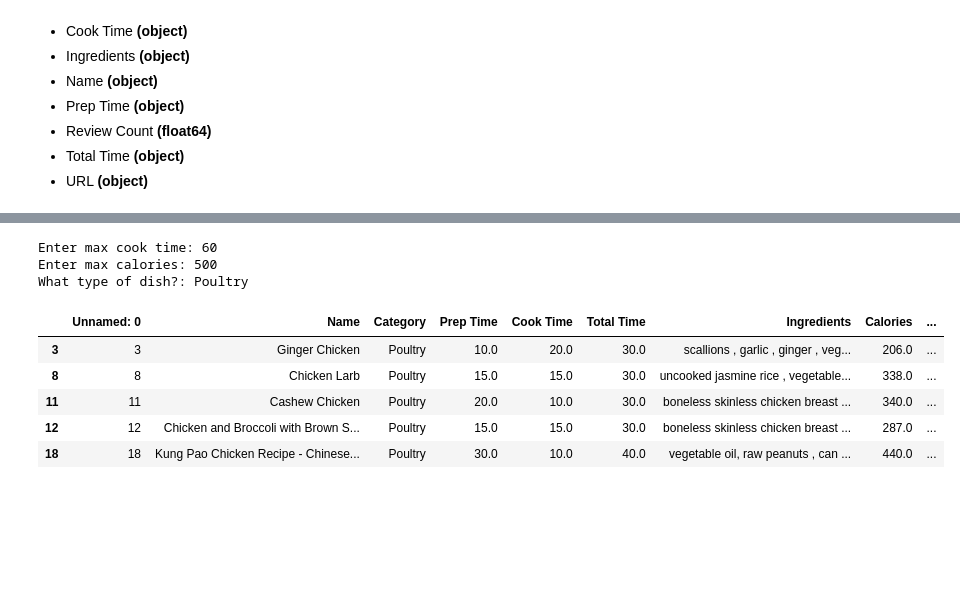
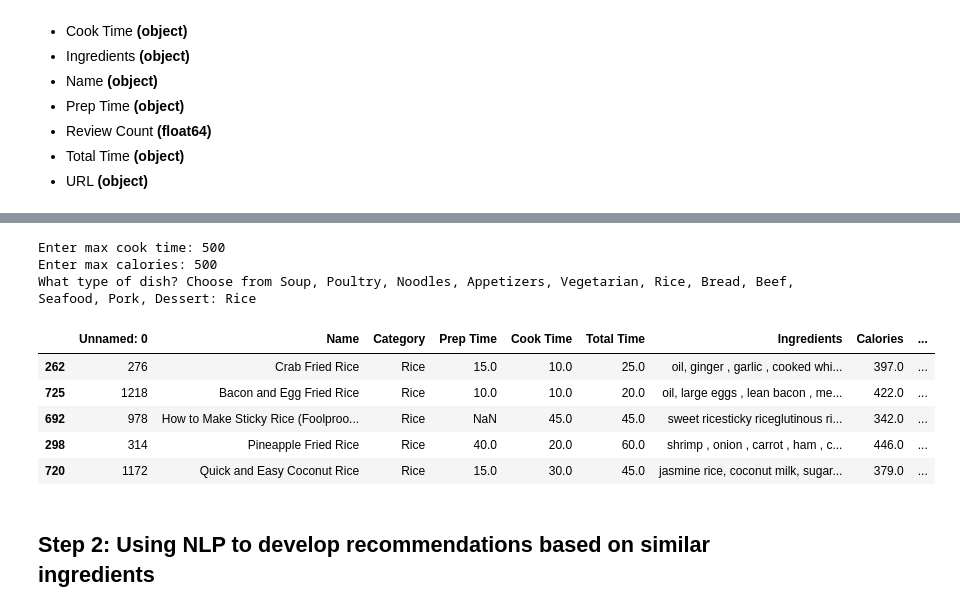
Before and after one commit to hurhurhurt/CS-Projects, a Jupyter notebook: Data Analysis/Recipe_Recommender_System.ipynb, the cells around one changed output, grey strips where cells are left out. Cells and saved outputs as stored; diff of their text form; code cells hidden in the pictures; blank space fills up the shorter version.

```diff
--- a/Data Analysis/Recipe_Recommender_System.ipynb
+++ b/Data Analysis/Recipe_Recommender_System.ipynb
@@ -39,16 +43,32 @@ display(df)
 # %%
 time = int(input("Enter max cook time: "))
 calories = int(input("Enter max calories: "))
-category = input("What type of dish?: ")
+category = input("What type of dish? Choose from Soup, Poultry, Noodles, Appetizers, Vegetarian, Rice, Bread, Beef, Seafood, Pork, Dessert: ")
 
-df[(df.Category == category) & (df.Calories <= calories) & (df["Total Time"] <= time)].nlargest(5, columns = 'Average Rating')
+def get_top_recipes(time, calories, category):
+    """
+    Gets top 5 recipes based on rating and review count from data that matches specified parameters.
+
+    :param time: Maximum time allotted for recipe (both preparation and cook time)
+    :param calories: Maximum calories desired for recipe
+    :param category: Type of cuisine
+    :returns: Dataframe containing all recipes that match the specified parameters
+
+    """
+
+    return df[(df.Category == category) & (df.Calories <= calories) & (df["Total Time"] <= time)] \
+           .nlargest(5, columns = ['Average Rating', 'Review Count'])
+
+get_top_recipes(time,calories,category)
 # %% [output]
-Enter max cook time: 60
+Enter max cook time: 500
 Enter max calories: 500
-What type of dish?: Poultry
+What type of dish? Choose from Soup, Poultry, Noodles, Appetizers, Vegetarian, Rice, Bread, Beef, Seafood, Pork, Dessert: Rice
 |  | Unnamed: 0 | Name | Category | Prep Time | Cook Time | Total Time | Ingredients | Calories | ... |
-| 3 | 3 | Ginger Chicken | Poultry | 10.0 | 20.0 | 30.0 | scallions , garlic , ginger , veg... | 206.0 | ... |
-| 8 | 8 | Chicken Larb | Poultry | 15.0 | 15.0 | 30.0 | uncooked jasmine rice , vegetable... | 338.0 | ... |
-| 11 | 11 | Cashew Chicken | Poultry | 20.0 | 10.0 | 30.0 | boneless skinless chicken breast ... | 340.0 | ... |
-| 12 | 12 | Chicken and Broccoli with Brown S... | Poultry | 15.0 | 15.0 | 30.0 | boneless skinless chicken breast ... | 287.0 | ... |
-| 18 | 18 | Kung Pao Chicken Recipe - Chinese... | Poultry | 30.0 | 10.0 | 40.0 | vegetable oil, raw peanuts , can ... | 440.0 | ... |
+| 262 | 276 | Crab Fried Rice | Rice | 15.0 | 10.0 | 25.0 | oil, ginger , garlic , cooked whi... | 397.0 | ... |
+| 725 | 1218 | Bacon and Egg Fried Rice | Rice | 10.0 | 10.0 | 20.0 | oil, large eggs , lean bacon , me... | 422.0 | ... |
+| 692 | 978 | How to Make Sticky Rice (Foolproo... | Rice | NaN | 45.0 | 45.0 | sweet ricesticky riceglutinous ri... | 342.0 | ... |
+| 298 | 314 | Pineapple Fried Rice | Rice | 40.0 | 20.0 | 60.0 | shrimp , onion , carrot , ham , c... | 446.0 | ... |
+| 720 | 1172 | Quick and Easy Coconut Rice | Rice | 15.0 | 30.0 | 45.0 | jasmine rice, coconut milk, sugar... | 379.0 | ... |
+# %% [markdown]
+## Step 2: Using NLP to develop recommendations based on similar ingredients
```
Also changed, not shown: parts of 2 cells of this notebook, 2 other files.
